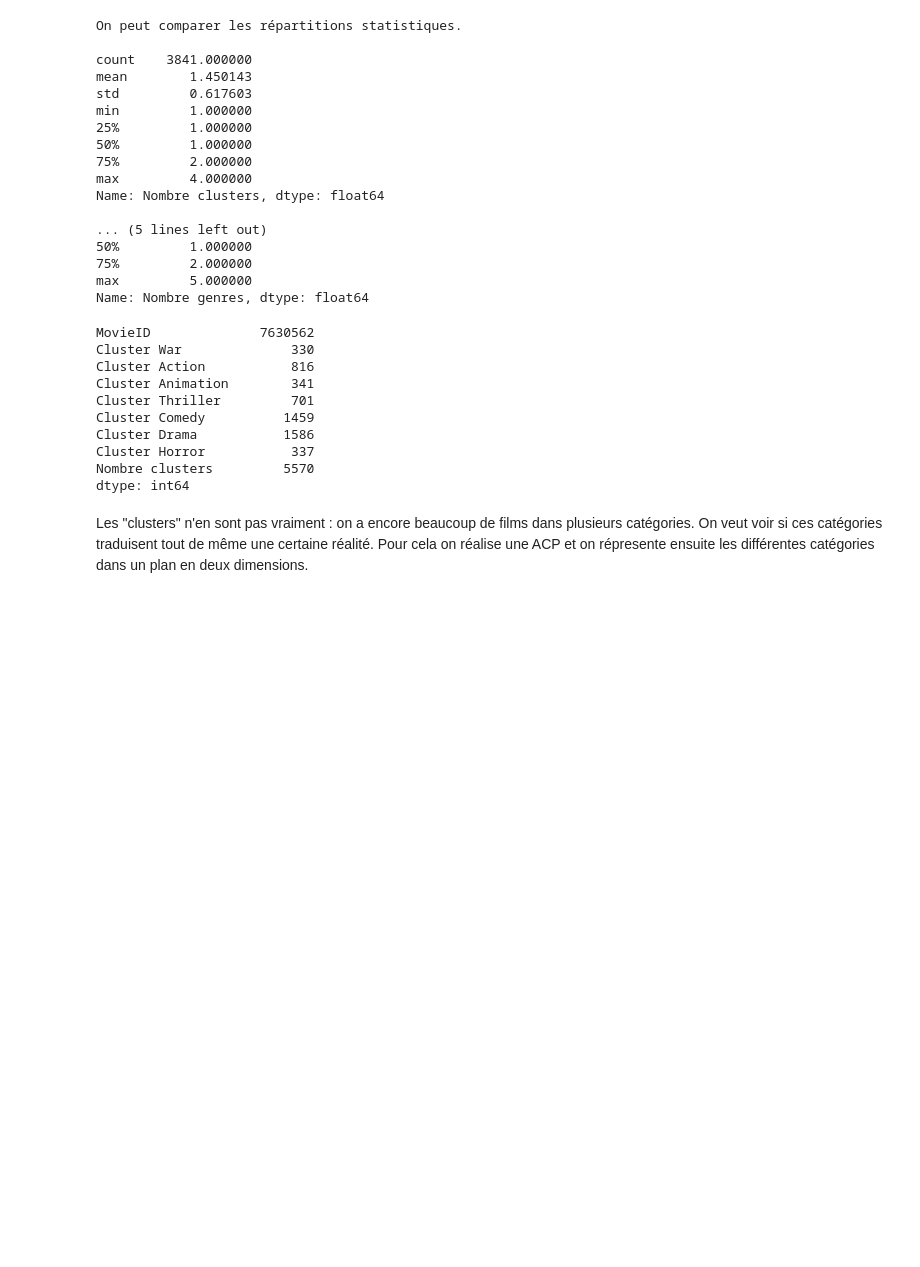
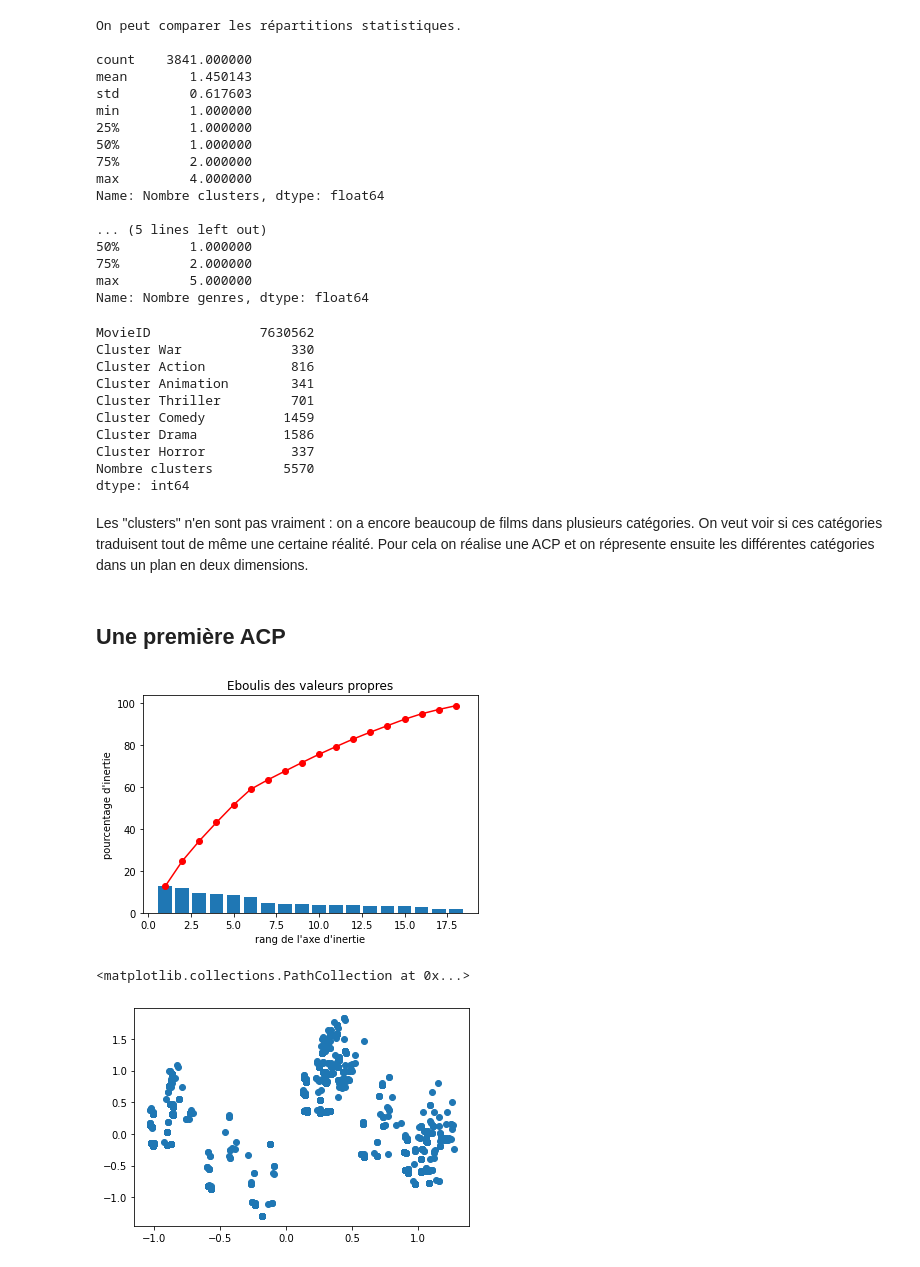
Before and after one commit to rthabut/Recommender-System, a Jupyter notebook: Étude base 1M Movie Lens - Etude des bases de données (1).ipynb, the cells around one changed output. Saved outputs shown, nothing was run; the diff lists cells and outputs as text; code cells hidden in the pictures; blank space fills up the shorter version.

```diff
--- a/Étude base 1M Movie Lens - Etude des bases de données (1).ipynb
+++ b/Étude base 1M Movie Lens - Etude des bases de données (1).ipynb
@@ -454,3 +454,5 @@ dtype: int64
 # %% [markdown]
 Les "clusters" n'en sont pas vraiment : on a encore beaucoup de films dans plusieurs catégories. On veut voir si ces catégories traduisent tout de même une certaine réalité.
 Pour cela on réalise une ACP et on répresente ensuite les différentes catégories dans un plan en deux dimensions.
+# %% [markdown]
+## Une première ACP
@@ -456,0 +558,30 @@ Pour cela on réalise une ACP et on répresente ensuite les différentes catégo
+# %%
+n_comp=18
+X=df.copy()
+del X['Nombre genres']
+del X['MovieID']
+std_scale=preprocessing.StandardScaler().fit(X)
+X_scaled = std_scale.transform(X)
+
+#Calcul composantes pricnipales
+pca=decomposition.PCA(n_comp)
+pca.fit(X_scaled)
+
+display_scree_plot(pca)
+print()
+coord=pca.fit_transform(X)
+pcs=pca.components_
+#display_circles(pcs,n_comp,pca,[(0,1),(2,3),(1,2)])
+
+x=[]
+y=[]
+z=[]
+for i in range(0,len(coord)):
+    x.append(coord[i][0])
+    y.append(coord[i][1])
+    z.append(coord[i][2])
+plt.scatter(x,y)
+# %% [output]
+[figure, added]
+<matplotlib.collections.PathCollection at 0x...>
+[figure, added]
```
Also changed, not shown: parts of 4 cells of this notebook.
